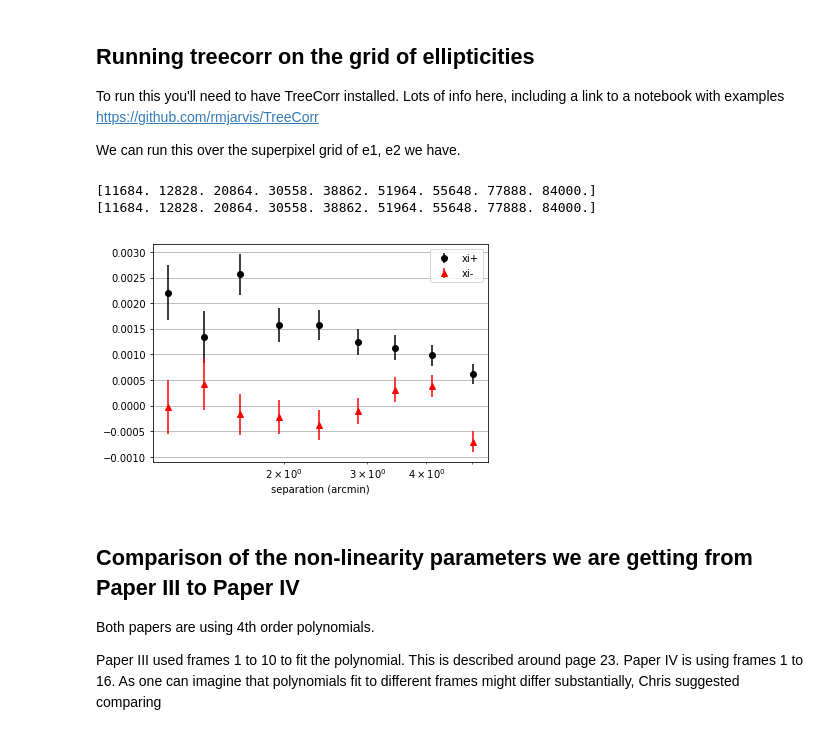
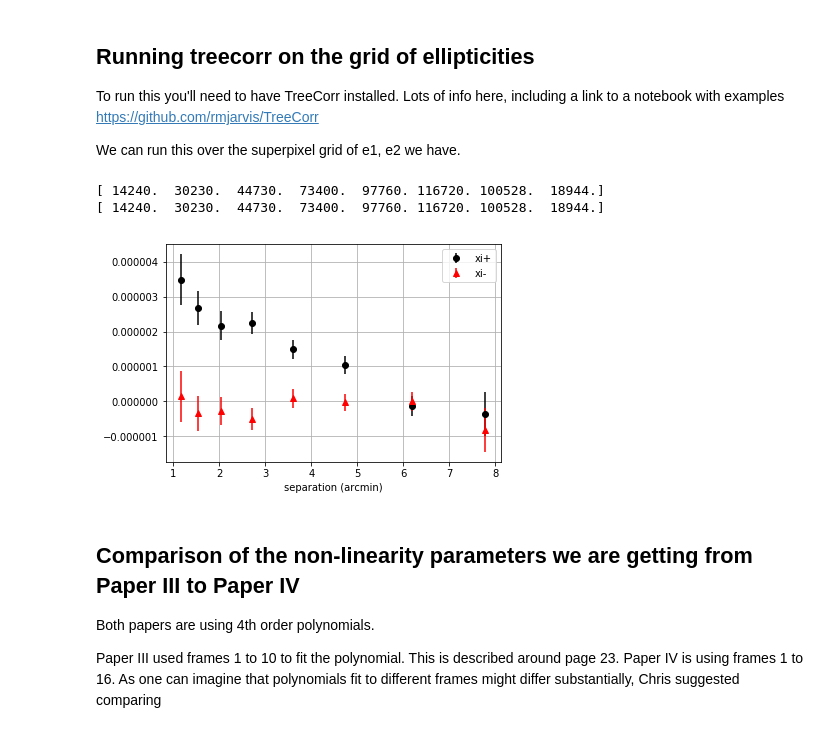
Before and after one commit to hirata10/solid-waffle, a Jupyter notebook: notebooks/plotting_tests.ipynb, the cells around one changed output. Cells and saved outputs as stored; diff of their text form; code cells hidden in the pictures.

```diff
--- a/notebooks/plotting_tests.ipynb
+++ b/notebooks/plotting_tests.ipynb
@@ -259,7 +259,8 @@ import treecorr
 import numpy as np
 
 # Read in e1, e2 from file Jahmour made
-file = open('ellip_data_chris_20829vis_fid1_32x32.dat')
+#file = open('ellip_data_chris_20829vis_fid1_32x32.dat')
+file = open('anna_20829_vis_april_18.dat')
 a = np.genfromtxt(file,delimiter=' ', dtype = 'str')
 
 file.close()
@@ -268,41 +269,47 @@ a = np.char.strip(a, ']')
 a = np.char.strip(a, ',').astype(float)
 e1 = a[:,0].copy()
 e2 = a[:,1].copy()
-x = a[:,3].copy() # Check which is x and which is y
-y = a[:,4].copy()
+#x = a[:,3].copy() # Check which is x and which is y
+#y = a[:,4].copy()
+x = a[:,2].copy() # Check which is x and which is y
+y = a[:,3].copy()
 # WFI detector pixel scale in arcseconds/pixel is 0.11, so one superpixel (32x32) is ~14 arcsec across
 x *= 0.11*128  # units from arcsec/superpixel to obtain x in arcsec
 y *= 0.11*128
 # %%
 import matplotlib.pyplot as plt
 # Set up and compute correlations with treecorr
 cat = treecorr.Catalog(ra=x, dec=y, ra_units='arcsec', dec_units='arcsec', g1=e1, g2=e2)
 # Remember that a single detector is about 7.5 arcmin on a side, so this sets a maximum scale
-gg = treecorr.GGCorrelation(min_sep=1., max_sep=5.5, bin_size=0.2,sep_units='arcmin')
+gg = treecorr.GGCorrelation(min_sep=1., max_sep=9.5, bin_size=0.3,sep_units='arcmin')
 gg.process(cat)
 xip = gg.xip  # The xi_plus correlation function
 xim = gg.xim
 err_xip = np.sqrt(gg.varxip)
 err_xim = np.sqrt(gg.varxim)
 npairs = gg.npairs
 wt = gg.weight # There were no weights, so this will be the same as npairs
 r = np.exp(gg.meanlogr)
 print(npairs)
 print(wt)
 
 # Plotting
 plt.errorbar(r, xip, yerr=err_xip, fmt='ko', label='xi+')
 plt.errorbar(r, xim, yerr=err_xim, fmt='r^', label='xi-')
 plt.xlabel('separation (arcmin)')
-plt.xscale('log')
+plt.xscale('linear')
 plt.legend()
 plt.grid()
 plt.show()
 # This high amplitude might be a function of how the ellipticities were calculated from the covariance
+
+# Write out file to text
+savefile = open('xipm_20829.txt')
+np.savetxt(savefile, np.array((r, xip, err_xip, xim, err_xim)).T)
 # %% [output]
-[11684. 12828. 20864. 30558. 38862. 51964. 55648. 77888. 84000.]
-[11684. 12828. 20864. 30558. 38862. 51964. 55648. 77888. 84000.]
+[ 14240.  30230.  44730.  73400.  97760. 116720. 100528.  18944.]
+[ 14240.  30230.  44730.  73400.  97760. 116720. 100528.  18944.]
-[figure, old version]
+[figure, new version]
 # %% [markdown]
 ## Comparison of the non-linearity parameters we are getting from Paper III to Paper IV
 
```
Also changed, not shown: 1 other file.
